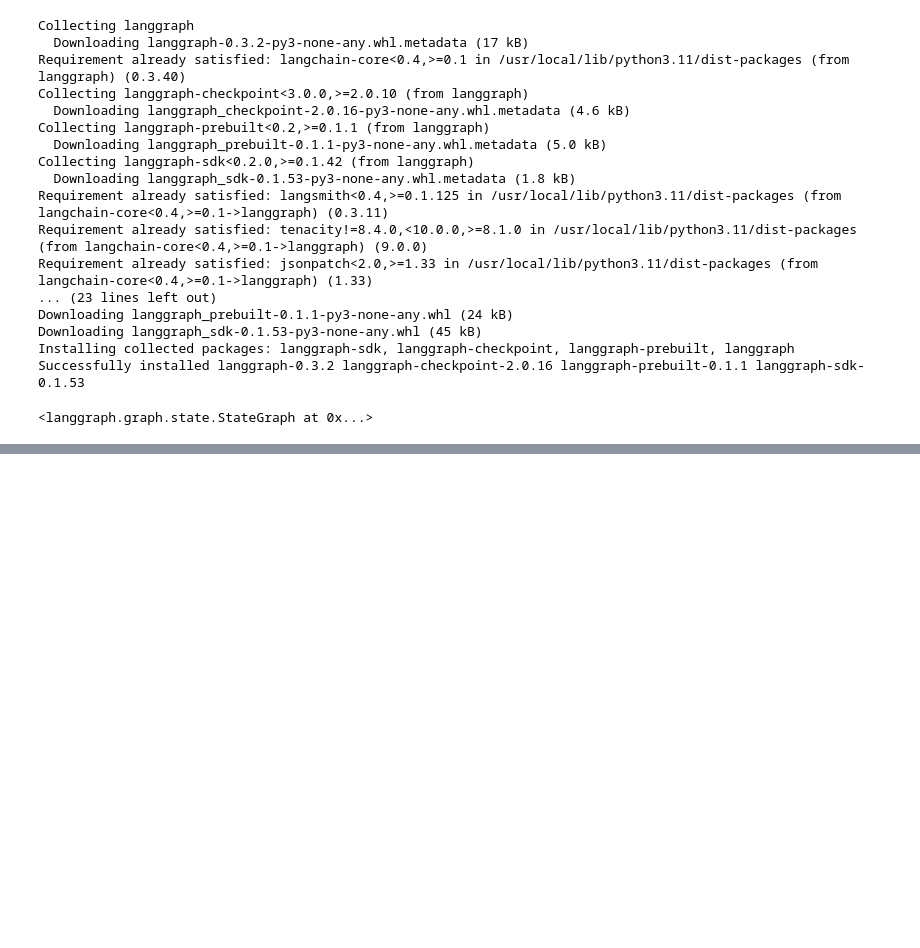
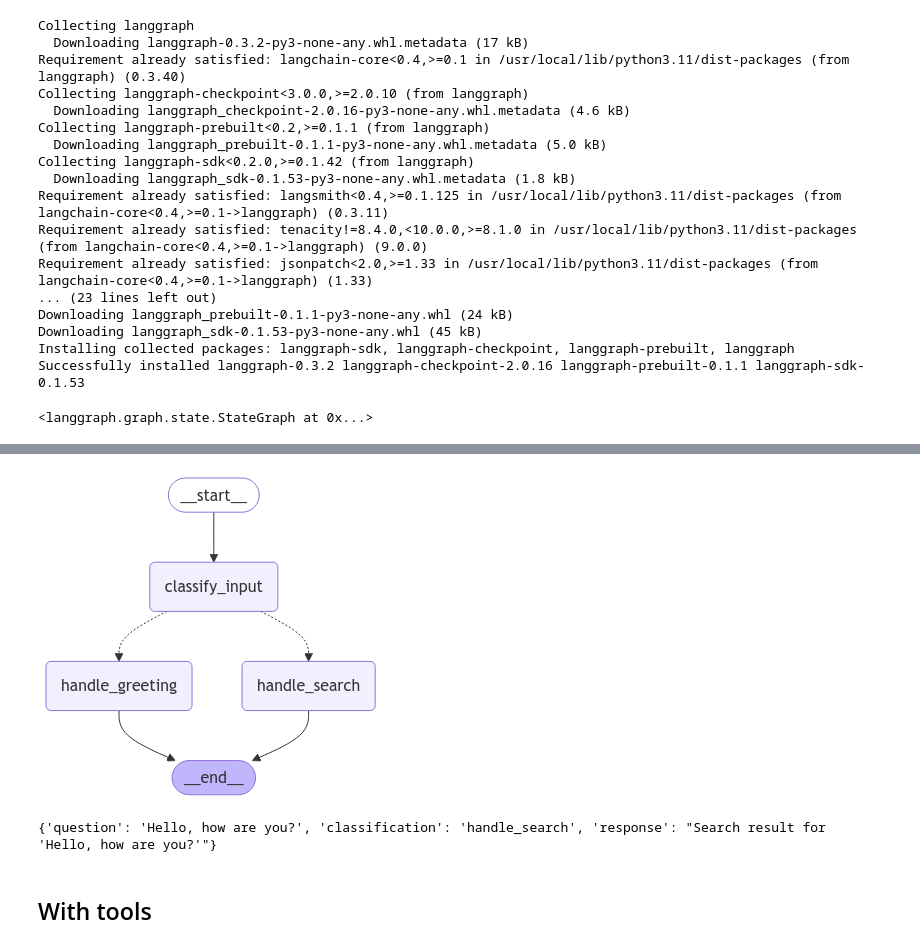
Before and after one commit to imusicmash/learning-langgraph, a Jupyter notebook: learning_langgraph.ipynb, the cells around one changed output, grey strips where cells are left out. Drawn from its saved outputs; the diff is of its cells as text; code cells hidden in the pictures; blank space fills up the shorter version.

```diff
--- a/learning_langgraph.ipynb
+++ b/learning_langgraph.ipynb
@@ -148,0 +97,8 @@ for event in graph.stream({"messages": ["apples"]}):
+# %%
+# prompt: write a little function called classify that randomly returns the string "greeting" or "handle_search"
+
+import random
+
+def classify(question: str) -> str:
+    """Randomly classifies the input question."""
+    return random.choice(["greeting", "handle_search"])
@@ -148,0 +159,18 @@ for event in graph.stream({"messages": ["apples"]}):
+# %%
+from IPython.display import Image, display
+
+try:
+    display(Image(app.get_graph().draw_mermaid_png()))
+except Exception:
+    # This requires some extra dependencies and is optional
+    pass
+# %% [output]
+[figure, added]
+# %%
+inputs = {"question": "Hello, how are you?"}
+result = app.invoke(inputs)
+print(result)
+# %% [output]
+{'question': 'Hello, how are you?', 'classification': 'handle_search', 'response': "Search result for 'Hello, how are you?'"}
+# %% [markdown]
+## With tools
```
Also changed, not shown: parts of 41 cells of this notebook.
